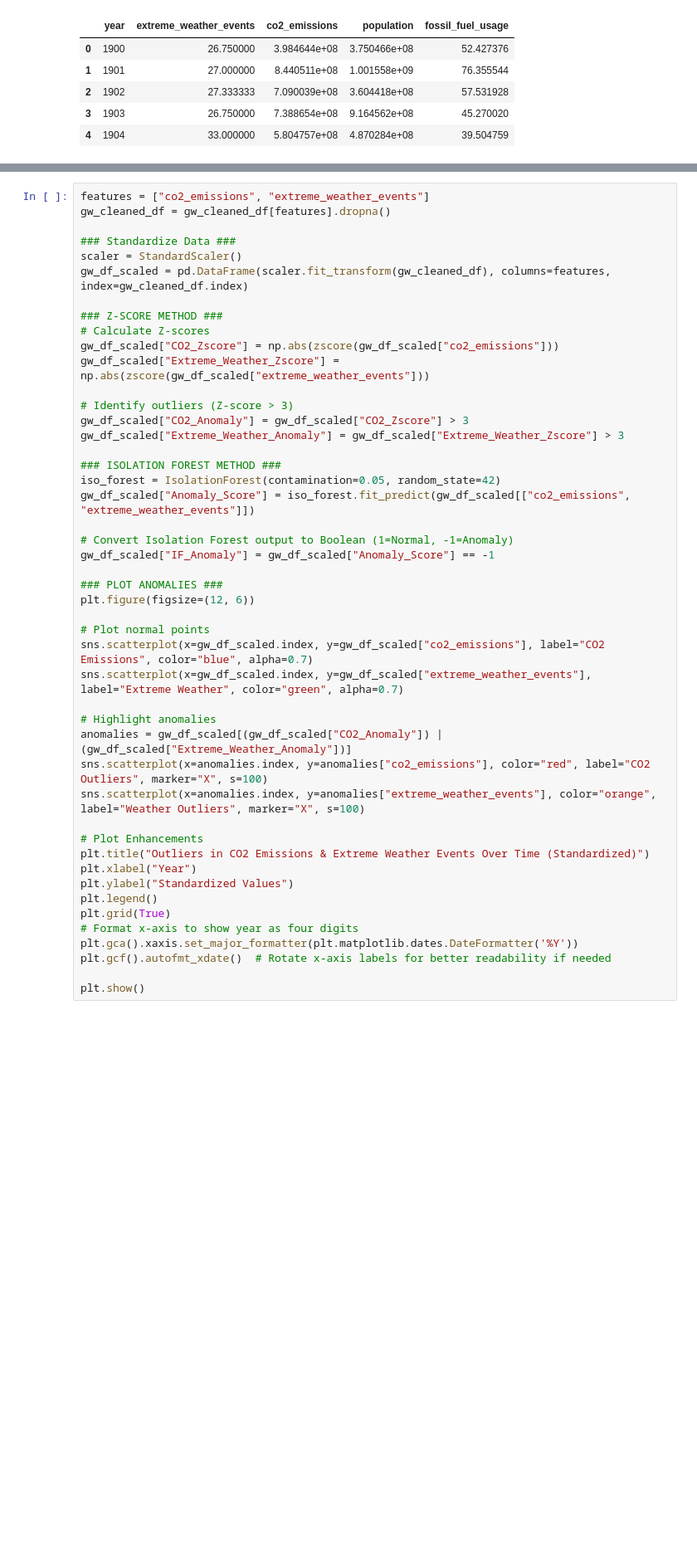
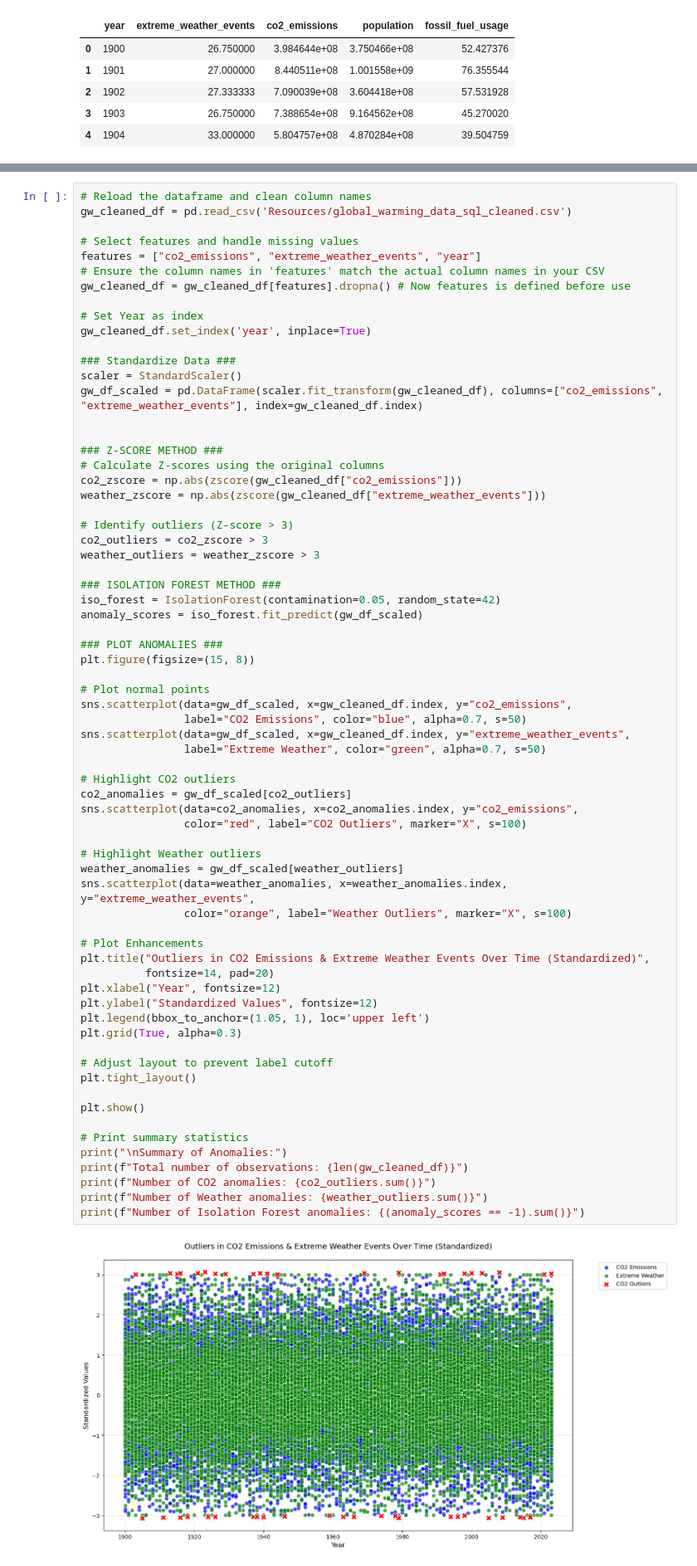
Before and after one commit to CaptDon71/project_4_machine_learning, a Jupyter notebook: data_training_models.ipynb, the cells around one changed output, grey strips where cells are left out. Shown at 83% size. Cells and saved outputs as stored; diff of their text form; blank space fills up the shorter version.

```diff
--- a/data_training_models.ipynb
+++ b/data_training_models.ipynb
@@ -453,50 +458,72 @@ co2_emissions            -0.001896           0.000042
 population                1.000000          -0.011150
 fossil_fuel_usage        -0.011150           1.000000
 # %%
-features = ["co2_emissions", "extreme_weather_events"]
-gw_cleaned_df = gw_cleaned_df[features].dropna()
+# Reload the dataframe and clean column names
+gw_cleaned_df = pd.read_csv('Resources/global_warming_data_sql_cleaned.csv')
+
+# Select features and handle missing values
+features = ["co2_emissions", "extreme_weather_events", "year"]
+# Ensure the column names in 'features' match the actual column names in your CSV
+gw_cleaned_df = gw_cleaned_df[features].dropna() # Now features is defined before use
+
+# Set Year as index
+gw_cleaned_df.set_index('year', inplace=True)
 
 ### Standardize Data ###
 scaler = StandardScaler()
-gw_df_scaled = pd.DataFrame(scaler.fit_transform(gw_cleaned_df), columns=features, index=gw_cleaned_df.index)
+gw_df_scaled = pd.DataFrame(scaler.fit_transform(gw_cleaned_df), columns=["co2_emissions", "extreme_weather_events"], index=gw_cleaned_df.index)
+
 
 ### Z-SCORE METHOD ###
-# Calculate Z-scores
-gw_df_scaled["CO2_Zscore"] = np.abs(zscore(gw_df_scaled["co2_emissions"]))
-gw_df_scaled["Extreme_Weather_Zscore"] = np.abs(zscore(gw_df_scaled["extreme_weather_events"]))
+# Calculate Z-scores using the original columns
+co2_zscore = np.abs(zscore(gw_cleaned_df["co2_emissions"]))
+weather_zscore = np.abs(zscore(gw_cleaned_df["extreme_weather_events"]))
 
 # Identify outliers (Z-score > 3)
-gw_df_scaled["CO2_Anomaly"] = gw_df_scaled["CO2_Zscore"] > 3
-gw_df_scaled["Extreme_Weather_Anomaly"] = gw_df_scaled["Extreme_Weather_Zscore"] > 3
+co2_outliers = co2_zscore > 3
+weather_outliers = weather_zscore > 3
 
 ### ISOLATION FOREST METHOD ###
 iso_forest = IsolationForest(contamination=0.05, random_state=42)
-gw_df_scaled["Anomaly_Score"] = iso_forest.fit_predict(gw_df_scaled[["co2_emissions", "extreme_weather_events"]])
-
-# Convert Isolation Forest output to Boolean (1=Normal, -1=Anomaly)
-gw_df_scaled["IF_Anomaly"] = gw_df_scaled["Anomaly_Score"] == -1
+anomaly_scores = iso_forest.fit_predict(gw_df_scaled)
 
 ### PLOT ANOMALIES ###
-plt.figure(figsize=(12, 6))
+plt.figure(figsize=(15, 8))
 
 # Plot normal points
-sns.scatterplot(x=gw_df_scaled.index, y=gw_df_scaled["co2_emissions"], label="CO2 Emissions", color="blue", alpha=0.7)
-sns.scatterplot(x=gw_df_scaled.index, y=gw_df_scaled["extreme_weather_events"], label="Extreme Weather", color="green", alpha=0.7)
+sns.scatterplot(data=gw_df_scaled, x=gw_cleaned_df.index, y="co2_emissions",
+                label="CO2 Emissions", color="blue", alpha=0.7, s=50)
+sns.scatterplot(data=gw_df_scaled, x=gw_cleaned_df.index, y="extreme_weather_events",
+                label="Extreme Weather", color="green", alpha=0.7, s=50)
 
-# Highlight anomalies
-anomalies = gw_df_scaled[(gw_df_scaled["CO2_Anomaly"]) | (gw_df_scaled["Extreme_Weather_Anomaly"])]
-sns.scatterplot(x=anomalies.index, y=anomalies["co2_emissions"], color="red", label="CO2 Outliers", marker="X", s=100)
-sns.scatterplot(x=anomalies.index, y=anomalies["extreme_weather_events"], color="orange", label="Weather Outliers", marker="X", s=100)
+# Highlight CO2 outliers
+co2_anomalies = gw_df_scaled[co2_outliers]
+sns.scatterplot(data=co2_anomalies, x=co2_anomalies.index, y="co2_emissions",
+                color="red", label="CO2 Outliers", marker="X", s=100)
+
+# Highlight Weather outliers
+weather_anomalies = gw_df_scaled[weather_outliers]
+sns.scatterplot(data=weather_anomalies, x=weather_anomalies.index, y="extreme_weather_events",
+                color="orange", label="Weather Outliers", marker="X", s=100)
 
 # Plot Enhancements
-plt.title("Outliers in CO2 Emissions & Extreme Weather Events Over Time (Standardized)")
-plt.xlabel("Year")
-plt.ylabel("Standardized Values")
-plt.legend()
-plt.grid(True)
-# Format x-axis to show year as four digits
-plt.gca().xaxis.set_major_formatter(plt.matplotlib.dates.DateFormatter('%Y'))
-plt.gcf().autofmt_xdate()  # Rotate x-axis labels for better readability if needed
+plt.title("Outliers in CO2 Emissions & Extreme Weather Events Over Time (Standardized)",
+          fontsize=14, pad=20)
+plt.xlabel("Year", fontsize=12)
+plt.ylabel("Standardized Values", fontsize=12)
+plt.legend(bbox_to_anchor=(1.05, 1), loc='upper left')
+plt.grid(True, alpha=0.3)
+
+# Adjust layout to prevent label cutoff
+plt.tight_layout()
 
 plt.show()
+
+# Print summary statistics
+print("\nSummary of Anomalies:")
+print(f"Total number of observations: {len(gw_cleaned_df)}")
+print(f"Number of CO2 anomalies: {co2_outliers.sum()}")
+print(f"Number of Weather anomalies: {weather_outliers.sum()}")
+print(f"Number of Isolation Forest anomalies: {(anomaly_scores == -1).sum()}")
 # %% [output]
+[figure, added]
```
Also changed, not shown: parts of 18 cells of this notebook, 5 other files.
